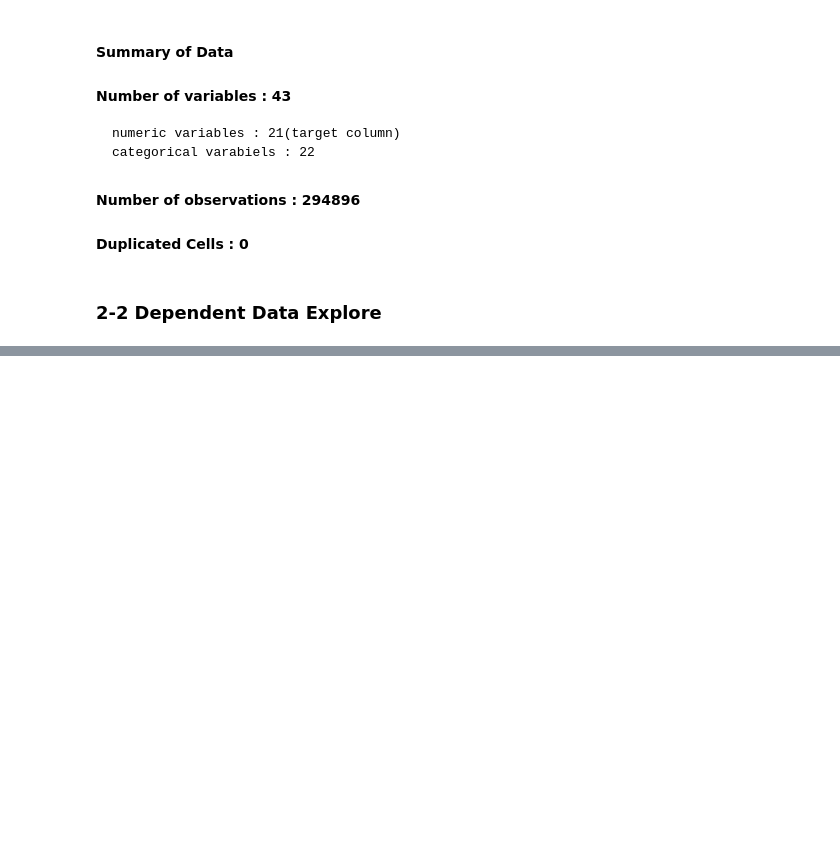
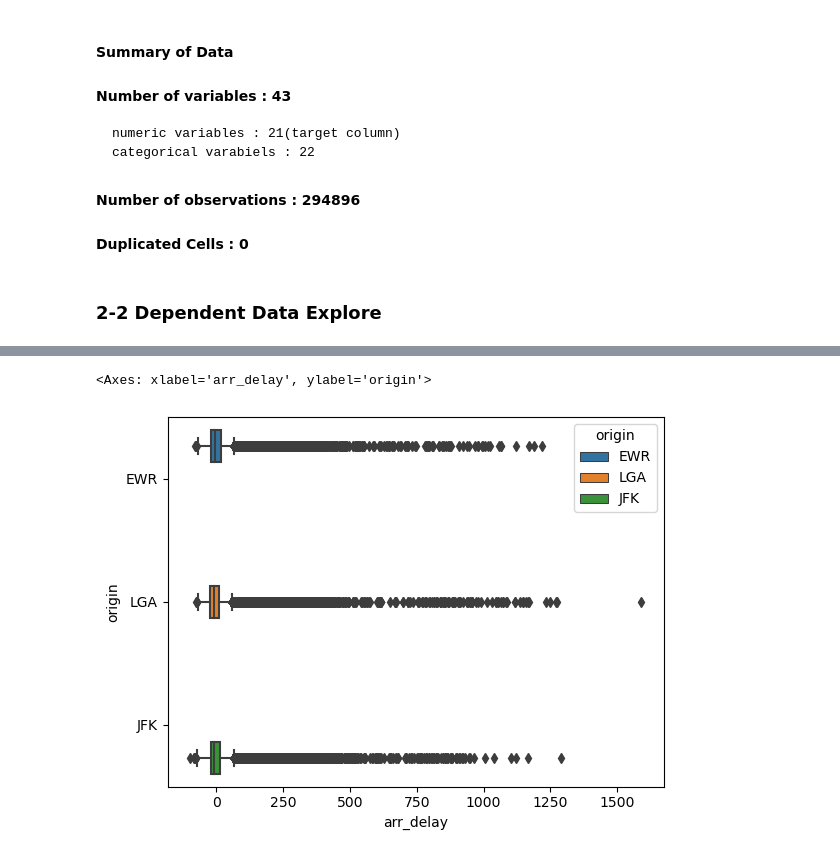
Before and after one commit to chulwonchae/2024-Summer-ML-Projects, a Jupyter notebook: 4. Classification_Airline_delay.ipynb, the cells around one changed output, grey strips where cells are left out. Saved outputs shown, nothing was run; the diff lists cells and outputs as text; code cells hidden in the pictures; blank space fills up the shorter version.

```diff
--- a/4. Classification_Airline_delay.ipynb
+++ b/4. Classification_Airline_delay.ipynb
@@ -683,0 +771,3 @@ memory usage: 96.7+ MB
+# %%
+df_final = df_final.drop(['year_flights', 'sched_dep_time', 'arr_time', 'sched_arr_time','hour', 'minute', 'time_hour','tz', 'dst', 'tzone', 'year', 'month_weather', 'day_weather', 'hour_weather'],axis=1).copy()
+df_final.head(3)
@@ -683,0 +811,6 @@ memory usage: 96.7+ MB
+# %%
+# 1) Check whether there is a correlation between 'arr_delay' and 'origin'.
+sns.boxplot(data=df_final, x='arr_delay', y='origin', hue='origin')
+# %% [output]
+<Axes: xlabel='arr_delay', ylabel='origin'>
+[figure, added]
```
Also changed, not shown: parts of 86 cells of this notebook, 1 other file.
